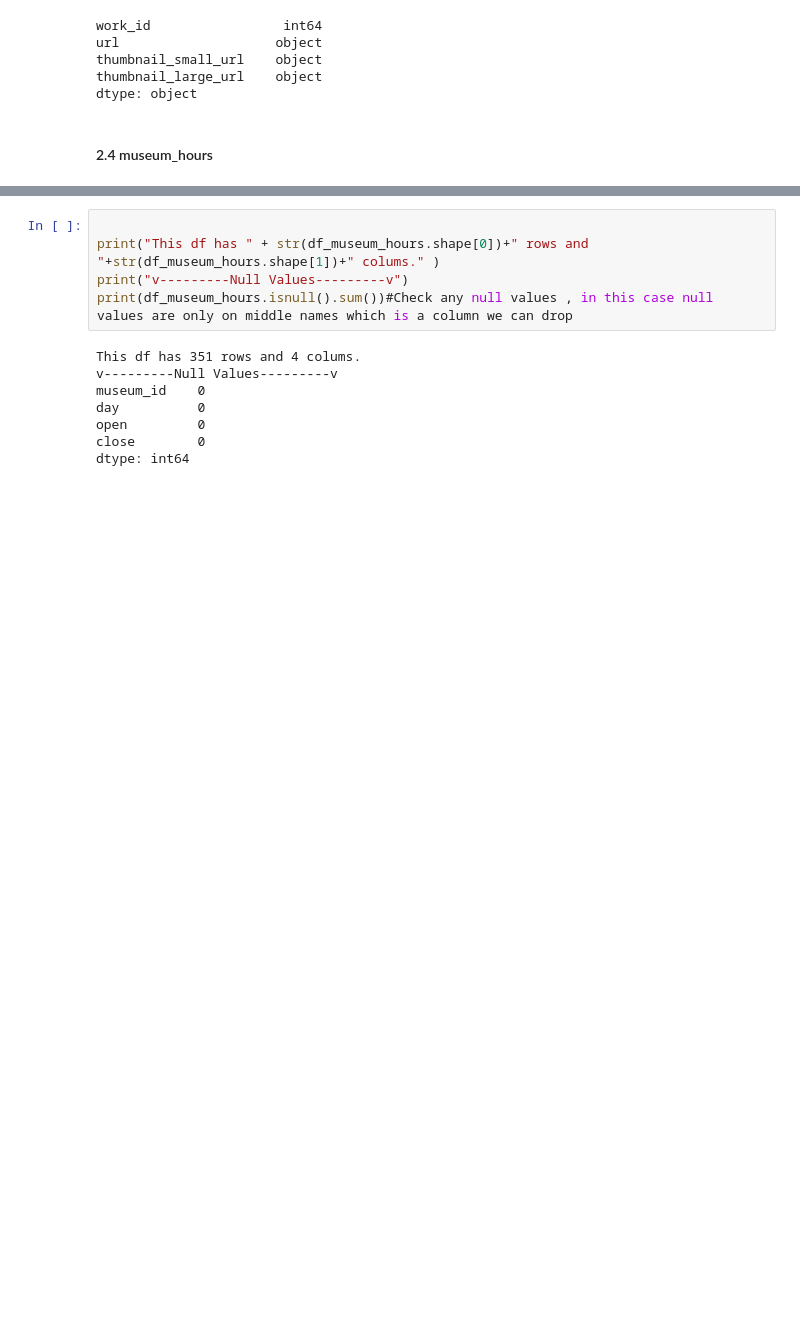
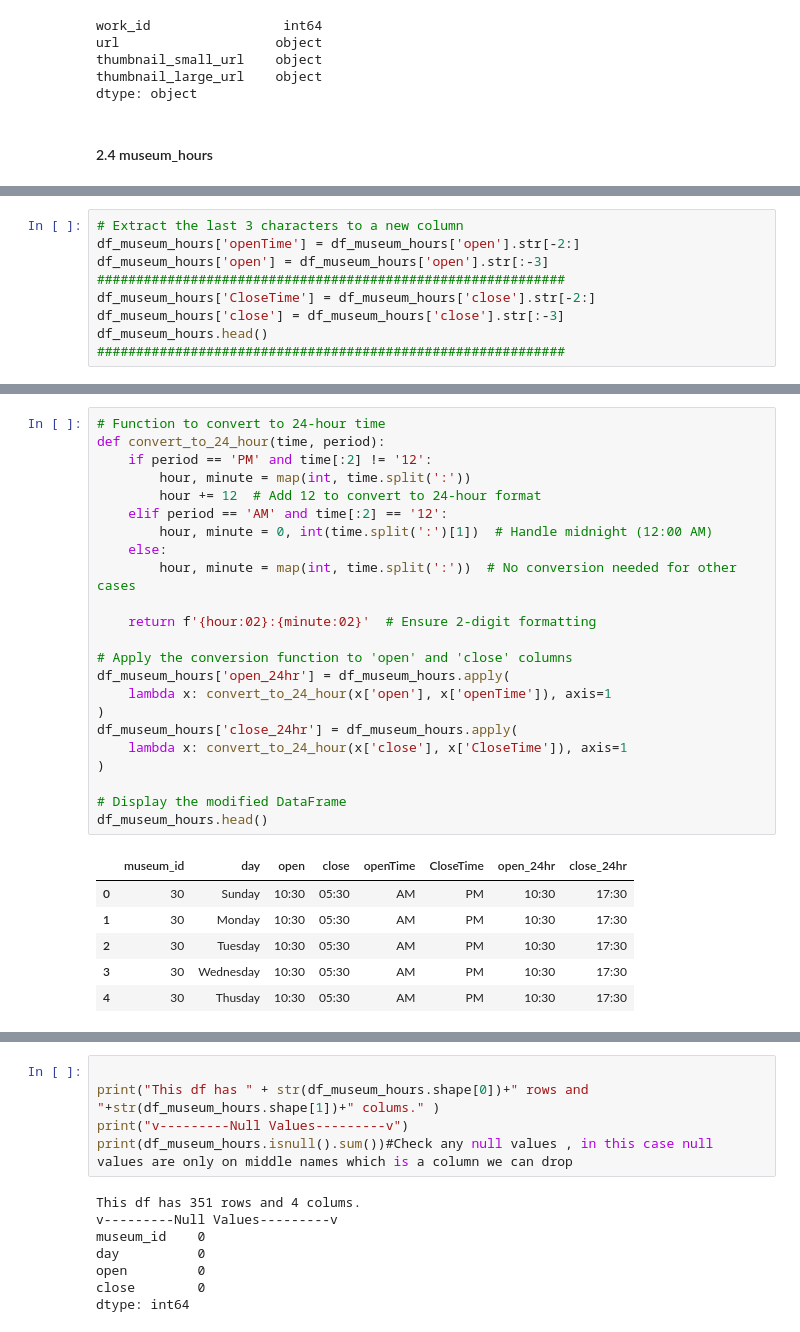
Before and after one commit to RVentura09/SQLPaintings, a Jupyter notebook: DataImport.ipynb, the cells around one changed output, grey strips where cells are left out. Cells and saved outputs as stored; diff of their text form; blank space fills up the shorter version.

```diff
--- a/DataImport.ipynb
+++ b/DataImport.ipynb
@@ -132,3 +137,12 @@ df_museum_hours.head()#Initial check to verify the columns and data
 | 2 | 30 | Tuesday | 10:30:AM | 05:30:PM |
 | 3 | 30 | Wednesday | 10:30:AM | 05:30:PM |
 | 4 | 30 | Thusday | 10:30:AM | 05:30:PM |
+# %%
+# Extract the last 3 characters to a new column
+df_museum_hours['openTime'] = df_museum_hours['open'].str[-2:]
+df_museum_hours['open'] = df_museum_hours['open'].str[:-3]
+############################################################
+df_museum_hours['CloseTime'] = df_museum_hours['close'].str[-2:]
+df_museum_hours['close'] = df_museum_hours['close'].str[:-3]
+df_museum_hours.head()
+############################################################
@@ -134,0 +156,30 @@ df_museum_hours.head()#Initial check to verify the columns and data
+# %%
+# Function to convert to 24-hour time
+def convert_to_24_hour(time, period):
+    if period == 'PM' and time[:2] != '12':
+        hour, minute = map(int, time.split(':'))
+        hour += 12  # Add 12 to convert to 24-hour format
+    elif period == 'AM' and time[:2] == '12':
+        hour, minute = 0, int(time.split(':')[1])  # Handle midnight (12:00 AM)
+    else:
+        hour, minute = map(int, time.split(':'))  # No conversion needed for other cases
+
+    return f'{hour:02}:{minute:02}'  # Ensure 2-digit formatting
+
+# Apply the conversion function to 'open' and 'close' columns
+df_museum_hours['open_24hr'] = df_museum_hours.apply(
+    lambda x: convert_to_24_hour(x['open'], x['openTime']), axis=1
+)
+df_museum_hours['close_24hr'] = df_museum_hours.apply(
+    lambda x: convert_to_24_hour(x['close'], x['CloseTime']), axis=1
+)
+
+# Display the modified DataFrame
+df_museum_hours.head()
+# %% [output]
+|  | museum_id | day | open | close | openTime | CloseTime | open_24hr | close_24hr |
+| 0 | 30 | Sunday | 10:30 | 05:30 | AM | PM | 10:30 | 17:30 |
+| 1 | 30 | Monday | 10:30 | 05:30 | AM | PM | 10:30 | 17:30 |
+| 2 | 30 | Tuesday | 10:30 | 05:30 | AM | PM | 10:30 | 17:30 |
+| 3 | 30 | Wednesday | 10:30 | 05:30 | AM | PM | 10:30 | 17:30 |
+| 4 | 30 | Thusday | 10:30 | 05:30 | AM | PM | 10:30 | 17:30 |
```
Also changed, not shown: parts of 9 cells of this notebook.
